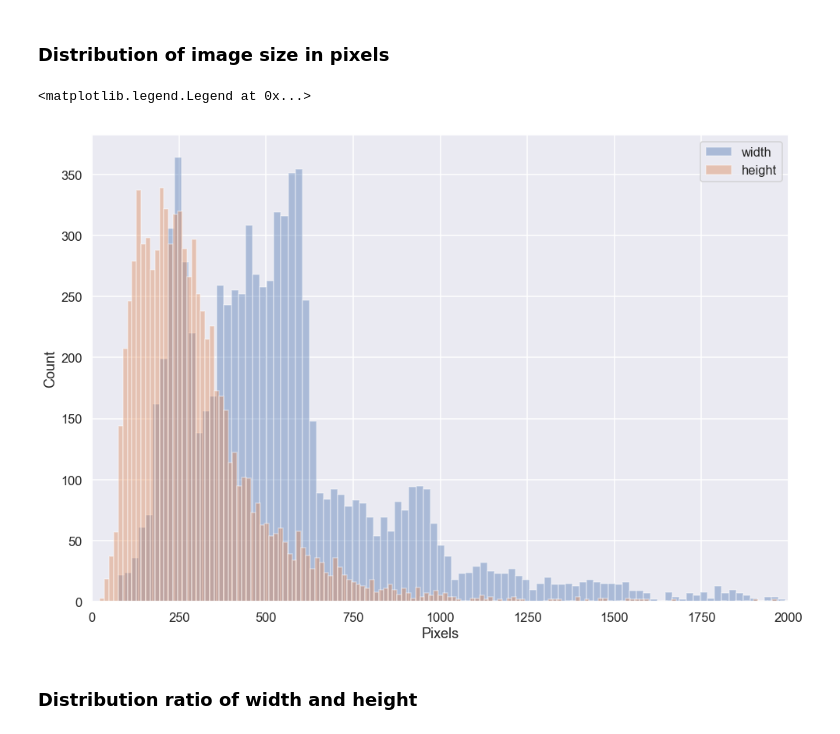
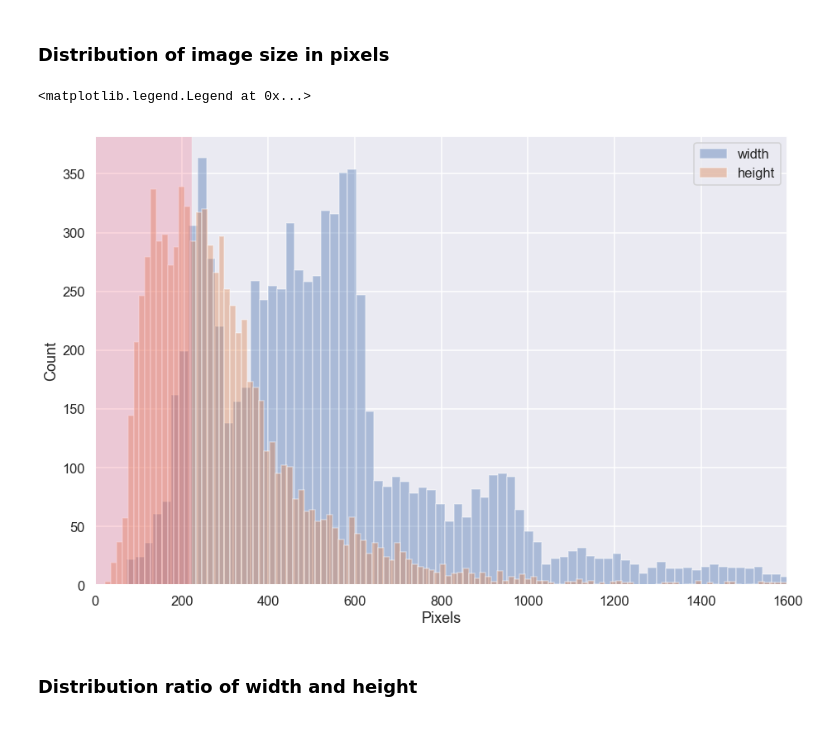
Before and after one commit to hazxone/grab-challenge-computer-vision, a Jupyter notebook: jupyter_notebook/Exploratory_Data_Analysis.ipynb, the cells around one changed output. Drawn from its saved outputs; the diff is of its cells as text; code cells hidden in the pictures.

```diff
--- a/jupyter_notebook/Exploratory_Data_Analysis.ipynb
+++ b/jupyter_notebook/Exploratory_Data_Analysis.ipynb
@@ -7,7 +7,7 @@ import seaborn as sns
 import matplotlib.pyplot as plt
 
 sns.set()
-sns.set(style='darkgrid', palette="deep", font_scale=1.1, rc={"figure.figsize": [16, 11]})
+sns.set(style='darkgrid', palette="deep", font_scale=1.1, rc={"figure.figsize": [15, 10]})
 sns.set_context("talk")
 
 def display_image_in_actual_size(im_path):
@@ -113,21 +114,23 @@ __We can see that there are one extreme class at both ends. The Hyundai Accent S
 # %% [markdown]
 ### Distribution of image size in pixels
 # %%
-sns.set(style='darkgrid', palette="deep", font_scale=1.1, rc={"figure.figsize": [16, 11]})
+sns.set(style='darkgrid', palette="deep", font_scale=1.1, rc={"figure.figsize": [15, 10]})
 sns.set_context("talk")
 sns.distplot(
     cars_df['width'], label='width', norm_hist=False, kde=False, bins=200, hist_kws={"alpha": 0.4}
 ).set(xlabel='Pixels', ylabel='Count');
 
 sns.distplot(
     cars_df['height'], label='height', norm_hist=False, kde=False, bins=200, hist_kws={"alpha": 0.4}
 ).set(xlabel='Pixels', ylabel='Count');
 
-plt.xlim(0, 2000)
+# Set vertical bar for threshold of image size less than 224
+plt.axvspan(0, 224, facecolor='#f44262', alpha=0.2)
+plt.xlim(0, 1600)
 plt.legend()
 # %% [output]
 <matplotlib.legend.Legend at 0x...>
-[figure, old version]
+[figure, new version]
 # %% [markdown]
 ### Distribution ratio of width and height
 # %%
```
Also changed, not shown: parts of 14 cells of this notebook, 1 other file.
